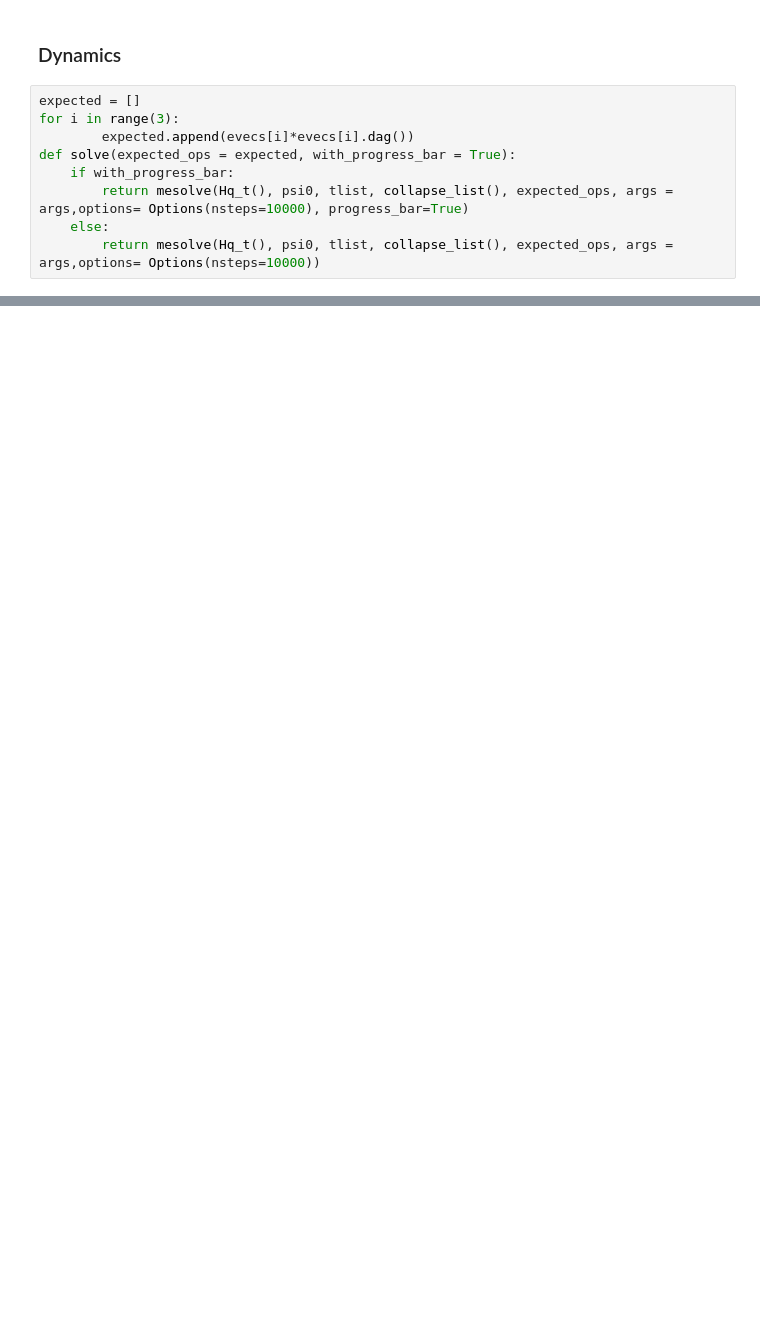
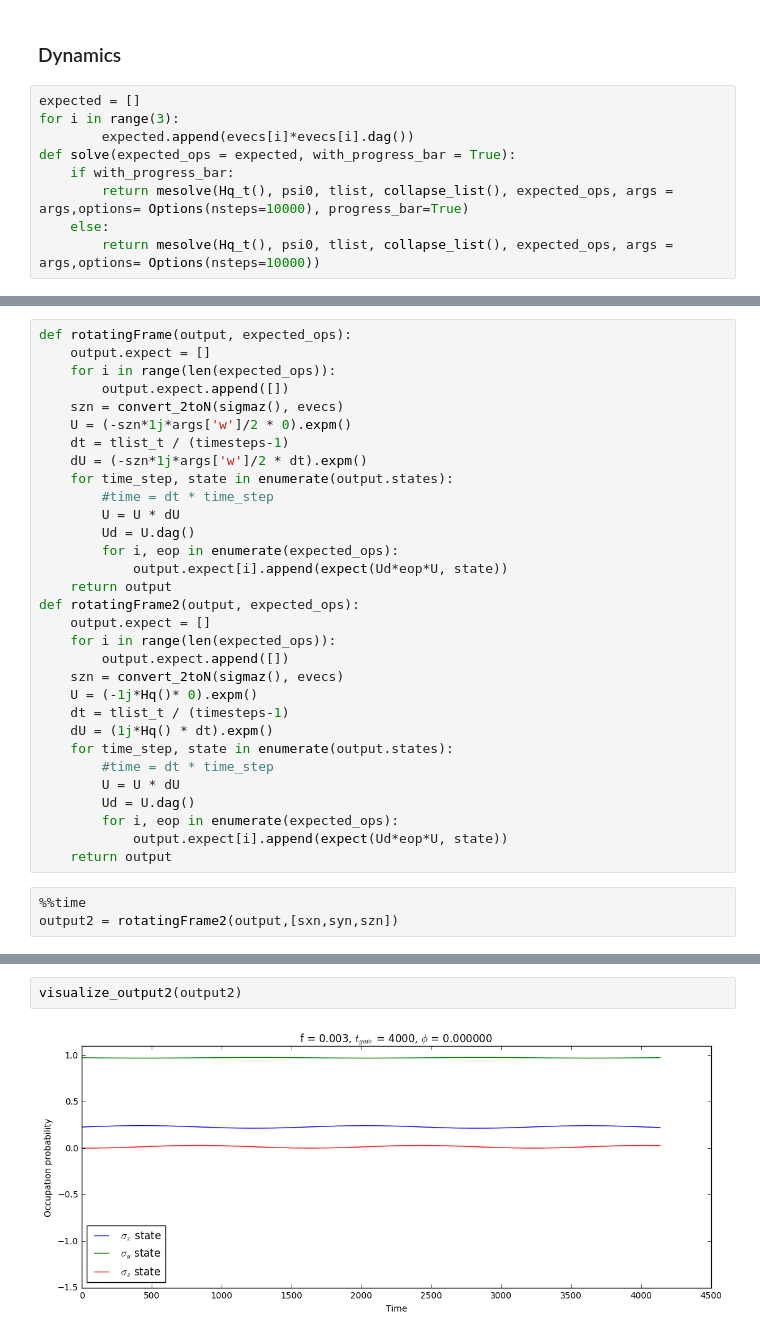
Before and after one commit to safoex/qubitlab, a Jupyter notebook: python/qutip/pulses N-d (transmon).ipynb, the cells around one changed output, grey strips where cells are left out. Cells and saved outputs as stored; diff of their text form; blank space fills up the shorter version.

```diff
--- a/python/qutip/pulses N-d (transmon).ipynb
+++ b/python/qutip/pulses N-d (transmon).ipynb
@@ -187,0 +175,34 @@ min(output2.expect[2])
+# %%
+def rotatingFrame(output, expected_ops):
+    output.expect = []
+    for i in range(len(expected_ops)):
+        output.expect.append([])
+    szn = convert_2toN(sigmaz(), evecs)
+    U = (-szn*1j*args['w']/2 * 0).expm()
+    dt = tlist_t / (timesteps-1)
+    dU = (-szn*1j*args['w']/2 * dt).expm()
+    for time_step, state in enumerate(output.states):
+        #time = dt * time_step
+        U = U * dU
+        Ud = U.dag()
+        for i, eop in enumerate(expected_ops):
+            output.expect[i].append(expect(Ud*eop*U, state))
+    return output
+def rotatingFrame2(output, expected_ops):
+    output.expect = []
+    for i in range(len(expected_ops)):
+        output.expect.append([])
+    szn = convert_2toN(sigmaz(), evecs)
+    U = (-1j*Hq()* 0).expm()
+    dt = tlist_t / (timesteps-1)
+    dU = (1j*Hq() * dt).expm()
+    for time_step, state in enumerate(output.states):
+        #time = dt * time_step
+        U = U * dU
+        Ud = U.dag()
+        for i, eop in enumerate(expected_ops):
+            output.expect[i].append(expect(Ud*eop*U, state))
+    return output
+# %%
+%%time
+output2 = rotatingFrame2(output,[sxn,syn,szn])
@@ -187,0 +212,4 @@ min(output2.expect[2])
+# %%
+visualize_output2(output2)
+# %% [output]
+[figure, added]
```
Also changed, not shown: parts of 10 cells of this notebook, 2 other files.
